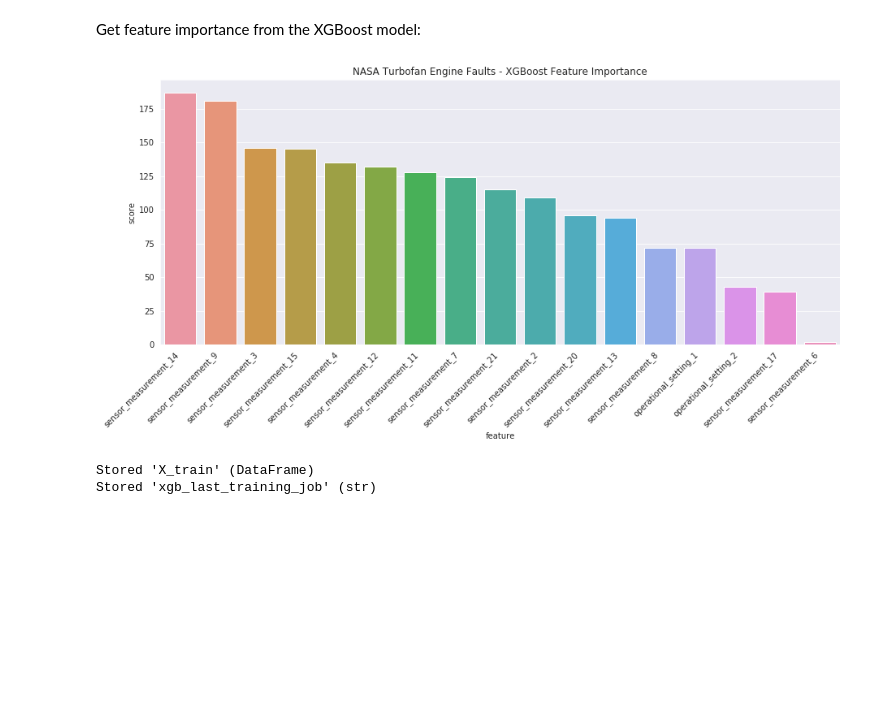
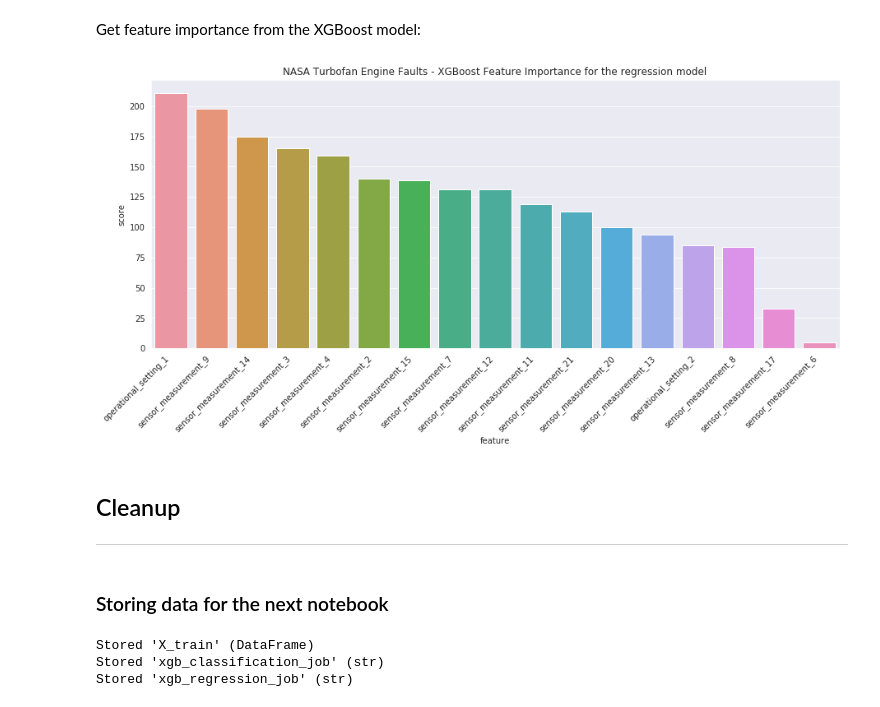
Before and after one commit to michaelhoarau/sagemaker-predictive-maintenance, a Jupyter notebook: nasa-turbofan-rul/notebooks/3 - Model training.ipynb, the cells around one changed output. Cells and saved outputs as stored; diff of their text form; code cells hidden in the pictures; blank space fills up the shorter version.

```diff
--- a/nasa-turbofan-rul/notebooks/3 - Model training.ipynb
+++ b/nasa-turbofan-rul/notebooks/3 - Model training.ipynb
@@ -65,10 +72,15 @@ Obviously, this is a big approximation as engine wear down is progressive and ea
 # Extract the features (and convert them to float64 to prevent
 # warning from the scalign step later on) and the target dataframes:
 X = data.loc[:, 'operational_setting_1':'sensor_measurement_21'].astype(np.float64)
-y = data.loc[:, 'rul']
+y_class = data.loc[:, 'label'] # Target value for the classification problem (question #1)
+y_reg = data.loc[:, 'rul']     # Target value for the regression problem (question #2)
 
-# Splitting training and validation data:
-X_train, X_val, y_train, y_val = train_test_split(X, y, test_size=0.20)
+# Splitting training and validation data for the classification problem:
+X_train, X_val, y_class_train, y_class_val = train_test_split(X, y_class, test_size=0.20)
+
+# Applying the same split to the target data for the regression problem:
+y_reg_train = y_reg[y_class_train.index]
+y_reg_val = y_reg[y_class_val.index]
 # %% [markdown]
 ### Normalizing data
 Normalizing the features as they have wildly different ranges. We only need to scale the features as the target can only take two values (0 or 1):
@@ -244,9 +337,12 @@ for feature in fscores:
 
 feature_importance = feature_importance.sort_values(by='score', ascending=False)
 # %%
-fig = plt.figure(figsize=(15,6))
+fig3 = plt.figure(figsize=(15,6))
 chart = sns.barplot(x='feature', y='score', data=feature_importance)
 chart.set_xticklabels(chart.get_xticklabels(), rotation=45, horizontalalignment='right');
-chart.set_title('NASA Turbofan Engine Faults - XGBoost Feature Importance');
+chart.set_title('NASA Turbofan Engine Faults - XGBoost Feature Importance for the regression model');
 # %% [output]
-[figure, old version]
+[figure, new version]
+# %% [markdown]
+## Cleanup
+---
@@ -253,7 +356,12 @@ chart.set_title('NASA Turbofan Engine Faults - XGBoost Feature Importance');
+# %% [markdown]
+### Storing data for the next notebook
 # %%
-xgb_last_training_job = xgb_estimator.latest_training_job.name
+xgb_classification_job = xgb_estimator.latest_training_job.name
+xgb_regression_job = xgb_estimator2.latest_training_job.name
 %store X_train
-%store xgb_last_training_job
+%store xgb_classification_job
+%store xgb_regression_job
 # %% [output]
 Stored 'X_train' (DataFrame)
-Stored 'xgb_last_training_job' (str)
+Stored 'xgb_classification_job' (str)
+Stored 'xgb_regression_job' (str)
```
Also changed, not shown: parts of 29 cells of this notebook, 6 other files.
